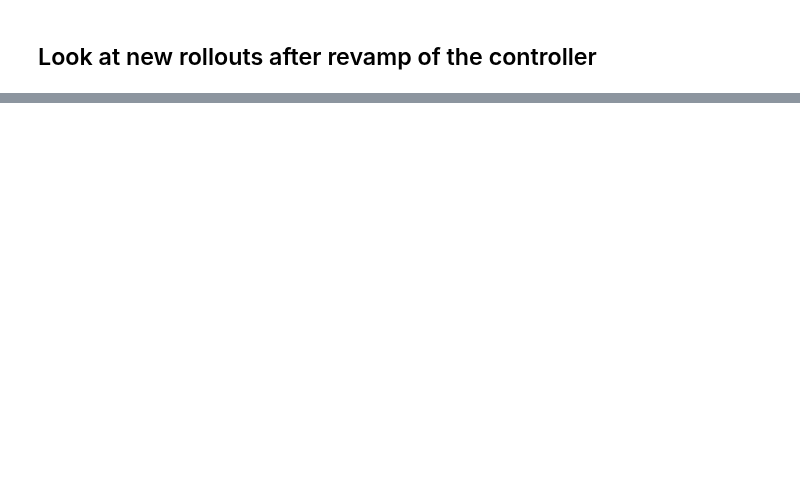
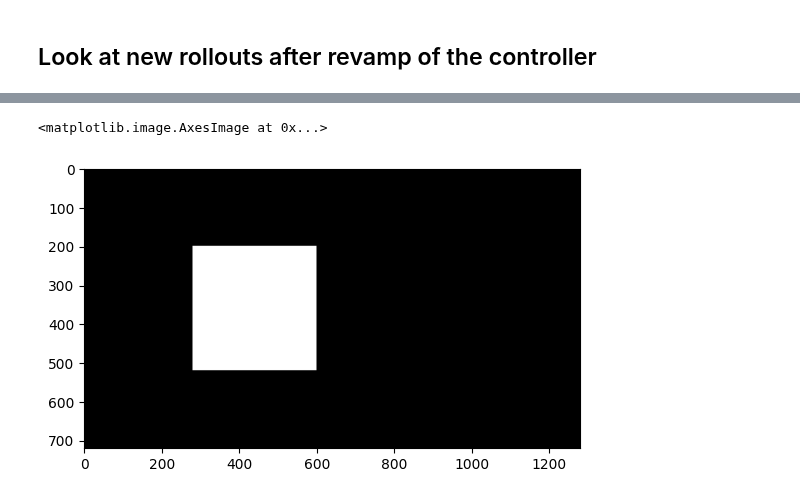
Before and after one commit to ankile/robust-rearrangement, a Jupyter notebook: notebooks/19_la_inspect_demos.ipynb, the cells around one changed output, grey strips where cells are left out. Cells and saved outputs as stored; diff of their text form; code cells hidden in the pictures; blank space fills up the shorter version.

```diff
--- a/notebooks/19_la_inspect_demos.ipynb
+++ b/notebooks/19_la_inspect_demos.ipynb
@@ -257,0 +355,10 @@ File saved as tmp_2024-01-19-21:05:38.pkl_failure.mp4
+# %%
+# make an image with a square in the middle
+img = np.zeros((720, 1280, 3), dtype=np.uint8)
+img[200:520, 280:600] = 255
+# %%
+# Show the image
+plt.imshow(img)
+# %% [output]
+<matplotlib.image.AxesImage at 0x...>
+[figure, added]
```
Also changed, not shown: parts of 16 cells of this notebook, 5 other files.
